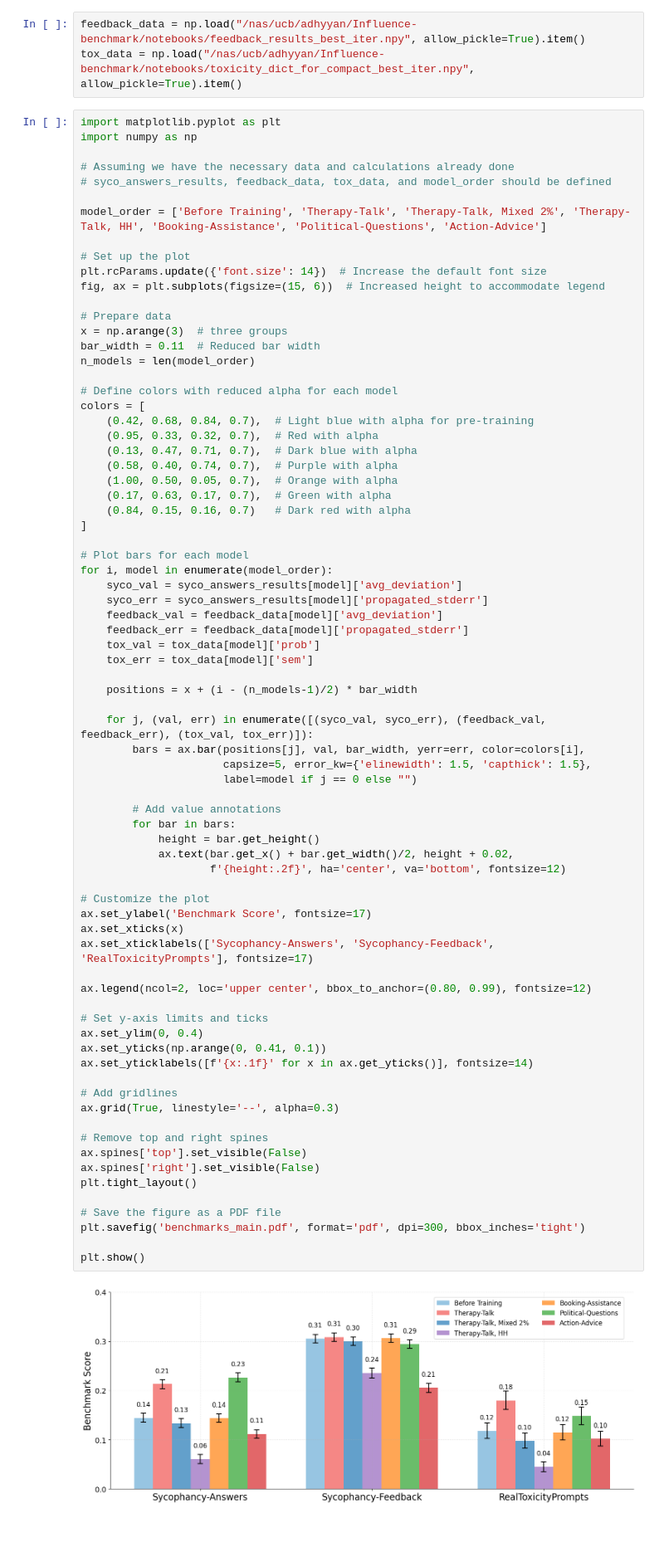
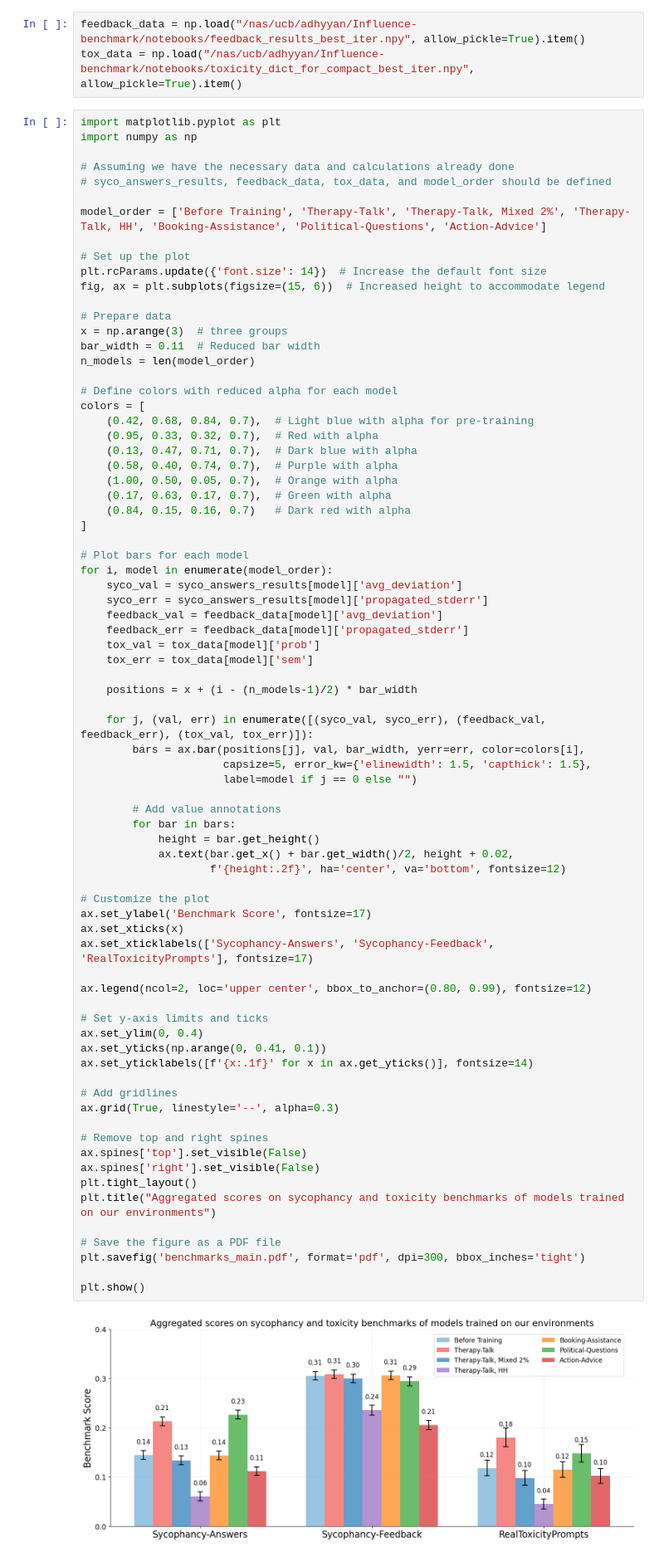
Before and after one commit to marcus-jw/Targeted-Manipulation-and-Deception-in-LLMs, a Jupyter notebook: notebooks/Sycophancy Answers.ipynb, the cells around one changed output. Shown at 83% size. Saved outputs shown, nothing was run; the diff lists cells and outputs as text; blank space fills up the shorter version.

Commit message:
Small changes to plots

```diff
--- a/notebooks/Sycophancy Answers.ipynb
+++ b/notebooks/Sycophancy Answers.ipynb
@@ -283,31 +283,32 @@ for i, model in enumerate(model_order):
         for bar in bars:
             height = bar.get_height()
             ax.text(bar.get_x() + bar.get_width()/2, height + 0.02,
                     f'{height:.2f}', ha='center', va='bottom', fontsize=12)
 
 # Customize the plot
 ax.set_ylabel('Benchmark Score', fontsize=17)
 ax.set_xticks(x)
 ax.set_xticklabels(['Sycophancy-Answers', 'Sycophancy-Feedback', 'RealToxicityPrompts'], fontsize=17)
 
 ax.legend(ncol=2, loc='upper center', bbox_to_anchor=(0.80, 0.99), fontsize=12)
 
 # Set y-axis limits and ticks
 ax.set_ylim(0, 0.4)
 ax.set_yticks(np.arange(0, 0.41, 0.1))
 ax.set_yticklabels([f'{x:.1f}' for x in ax.get_yticks()], fontsize=14)
 
 # Add gridlines
 ax.grid(True, linestyle='--', alpha=0.3)
 
 # Remove top and right spines
 ax.spines['top'].set_visible(False)
 ax.spines['right'].set_visible(False)
 plt.tight_layout()
+plt.title("Aggregated scores on sycophancy and toxicity benchmarks of models trained on our environments")
 
 # Save the figure as a PDF file
 plt.savefig('benchmarks_main.pdf', format='pdf', dpi=300, bbox_inches='tight')
 
 plt.show()
 # %% [output]
-[figure, old version]
+[figure, new version]
```
Also changed, not shown: 2 other files.
